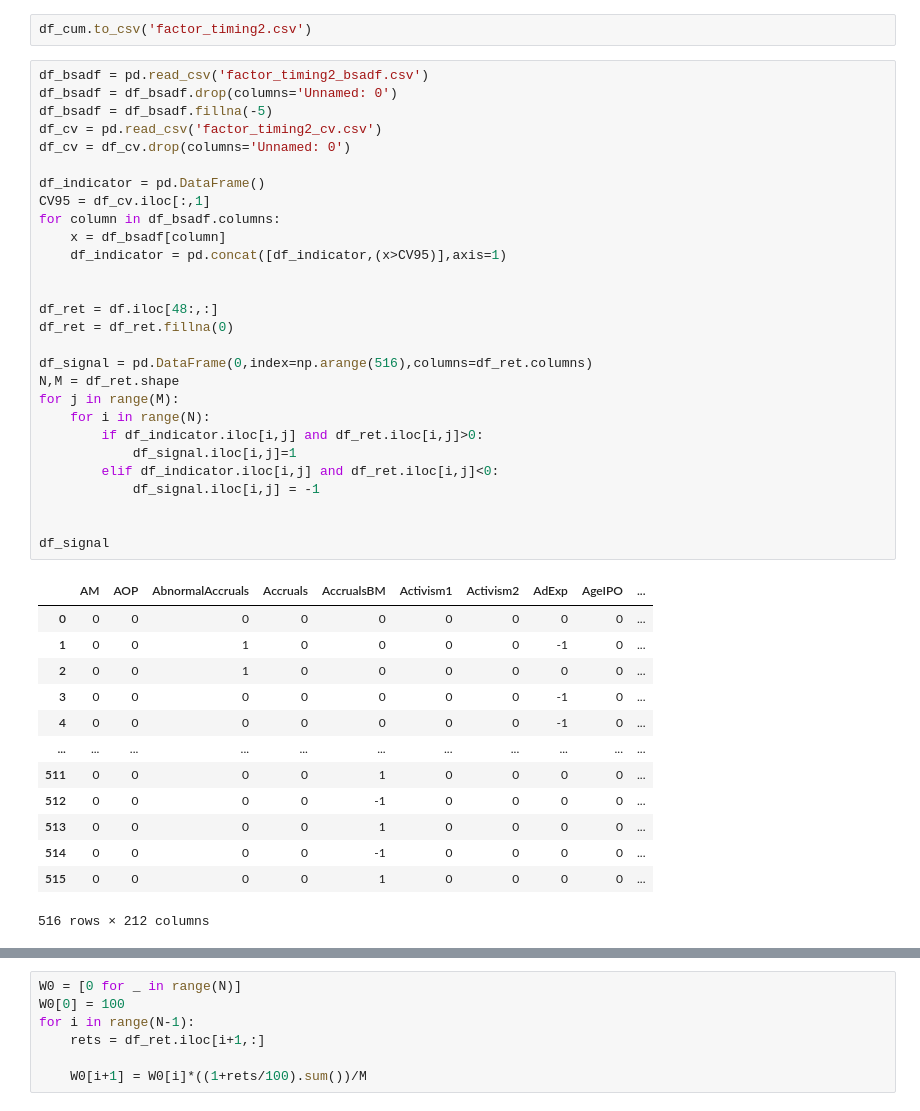
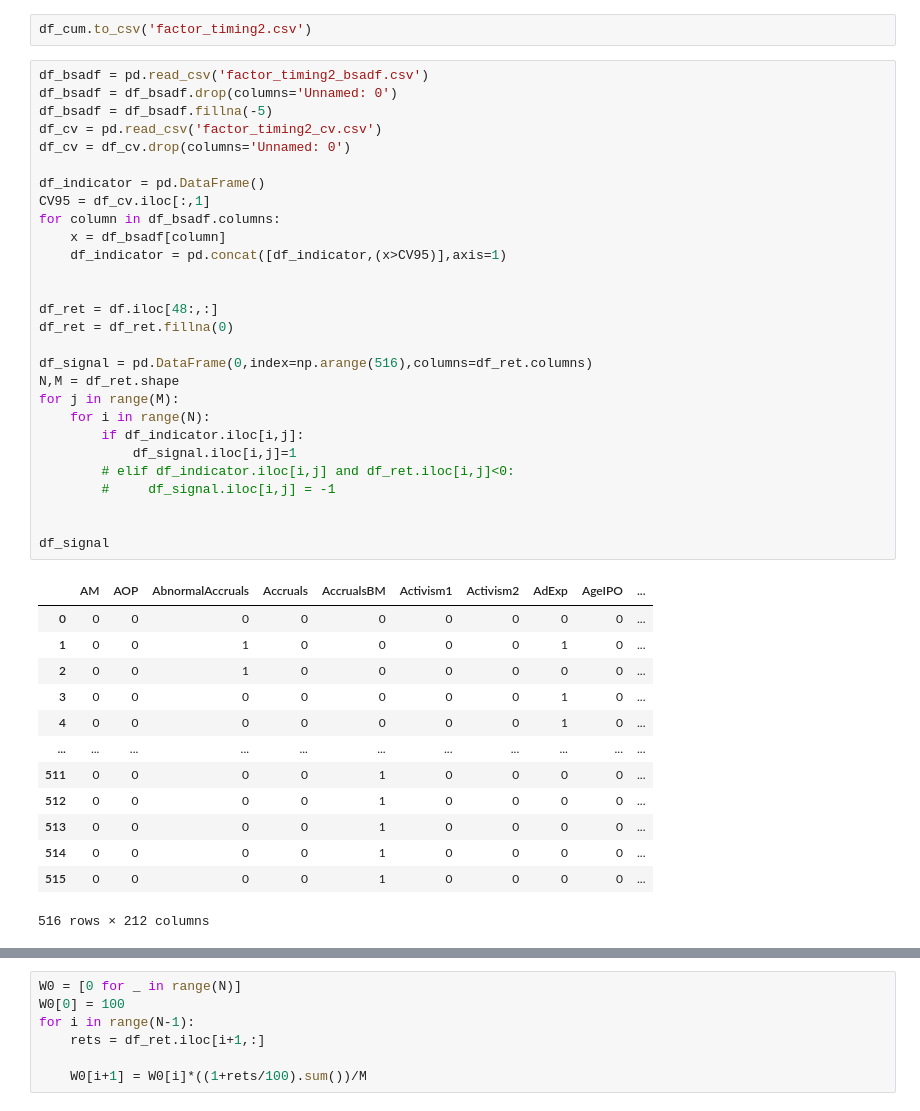
Before and after one commit to Raymondli073/Factor_timing, a Jupyter notebook: factor_timing_strat.ipynb, the cells around one changed output, grey strips where cells are left out. Drawn from its saved outputs; the diff is of its cells as text.

```diff
--- a/factor_timing_strat.ipynb
+++ b/factor_timing_strat.ipynb
@@ -49,42 +49,42 @@ df_cum.to_csv('factor_timing2.csv')
 # %%
 df_bsadf = pd.read_csv('factor_timing2_bsadf.csv')
 df_bsadf = df_bsadf.drop(columns='Unnamed: 0')
 df_bsadf = df_bsadf.fillna(-5)
 df_cv = pd.read_csv('factor_timing2_cv.csv')
 df_cv = df_cv.drop(columns='Unnamed: 0')
 
 df_indicator = pd.DataFrame()
 CV95 = df_cv.iloc[:,1]
 for column in df_bsadf.columns:
     x = df_bsadf[column]
     df_indicator = pd.concat([df_indicator,(x>CV95)],axis=1)
 
 
 df_ret = df.iloc[48:,:]
 df_ret = df_ret.fillna(0)
 
 df_signal = pd.DataFrame(0,index=np.arange(516),columns=df_ret.columns)
 N,M = df_ret.shape
 for j in range(M):
     for i in range(N):
-        if df_indicator.iloc[i,j] and df_ret.iloc[i,j]>0:
+        if df_indicator.iloc[i,j]:
             df_signal.iloc[i,j]=1
-        elif df_indicator.iloc[i,j] and df_ret.iloc[i,j]<0:
-            df_signal.iloc[i,j] = -1
+        # elif df_indicator.iloc[i,j] and df_ret.iloc[i,j]<0:
+        #     df_signal.iloc[i,j] = -1
 
 
 df_signal
 # %% [output]
 |  | AM | AOP | AbnormalAccruals | Accruals | AccrualsBM | Activism1 | Activism2 | AdExp | AgeIPO | ... |
 | 0 | 0 | 0 | 0 | 0 | 0 | 0 | 0 | 0 | 0 | ... |
-| 1 | 0 | 0 | 1 | 0 | 0 | 0 | 0 | -1 | 0 | ... |
+| 1 | 0 | 0 | 1 | 0 | 0 | 0 | 0 | 1 | 0 | ... |
 | 2 | 0 | 0 | 1 | 0 | 0 | 0 | 0 | 0 | 0 | ... |
-| 3 | 0 | 0 | 0 | 0 | 0 | 0 | 0 | -1 | 0 | ... |
-| 4 | 0 | 0 | 0 | 0 | 0 | 0 | 0 | -1 | 0 | ... |
+| 3 | 0 | 0 | 0 | 0 | 0 | 0 | 0 | 1 | 0 | ... |
+| 4 | 0 | 0 | 0 | 0 | 0 | 0 | 0 | 1 | 0 | ... |
 | ... | ... | ... | ... | ... | ... | ... | ... | ... | ... | ... |
 | 511 | 0 | 0 | 0 | 0 | 1 | 0 | 0 | 0 | 0 | ... |
-| 512 | 0 | 0 | 0 | 0 | -1 | 0 | 0 | 0 | 0 | ... |
+| 512 | 0 | 0 | 0 | 0 | 1 | 0 | 0 | 0 | 0 | ... |
 | 513 | 0 | 0 | 0 | 0 | 1 | 0 | 0 | 0 | 0 | ... |
-| 514 | 0 | 0 | 0 | 0 | -1 | 0 | 0 | 0 | 0 | ... |
+| 514 | 0 | 0 | 0 | 0 | 1 | 0 | 0 | 0 | 0 | ... |
 | 515 | 0 | 0 | 0 | 0 | 1 | 0 | 0 | 0 | 0 | ... |
 516 rows × 212 columns
```
Also changed, not shown: parts of 12 cells of this notebook.
